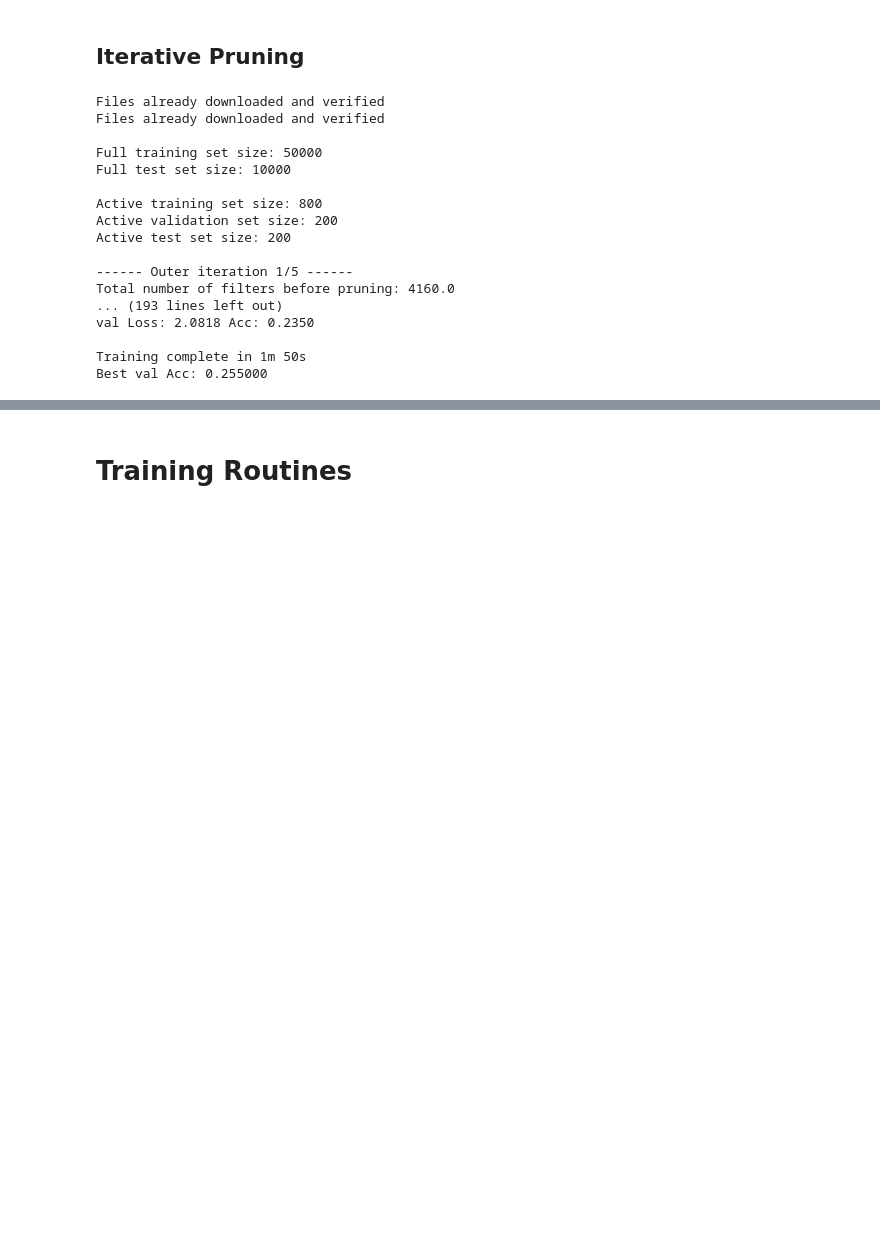
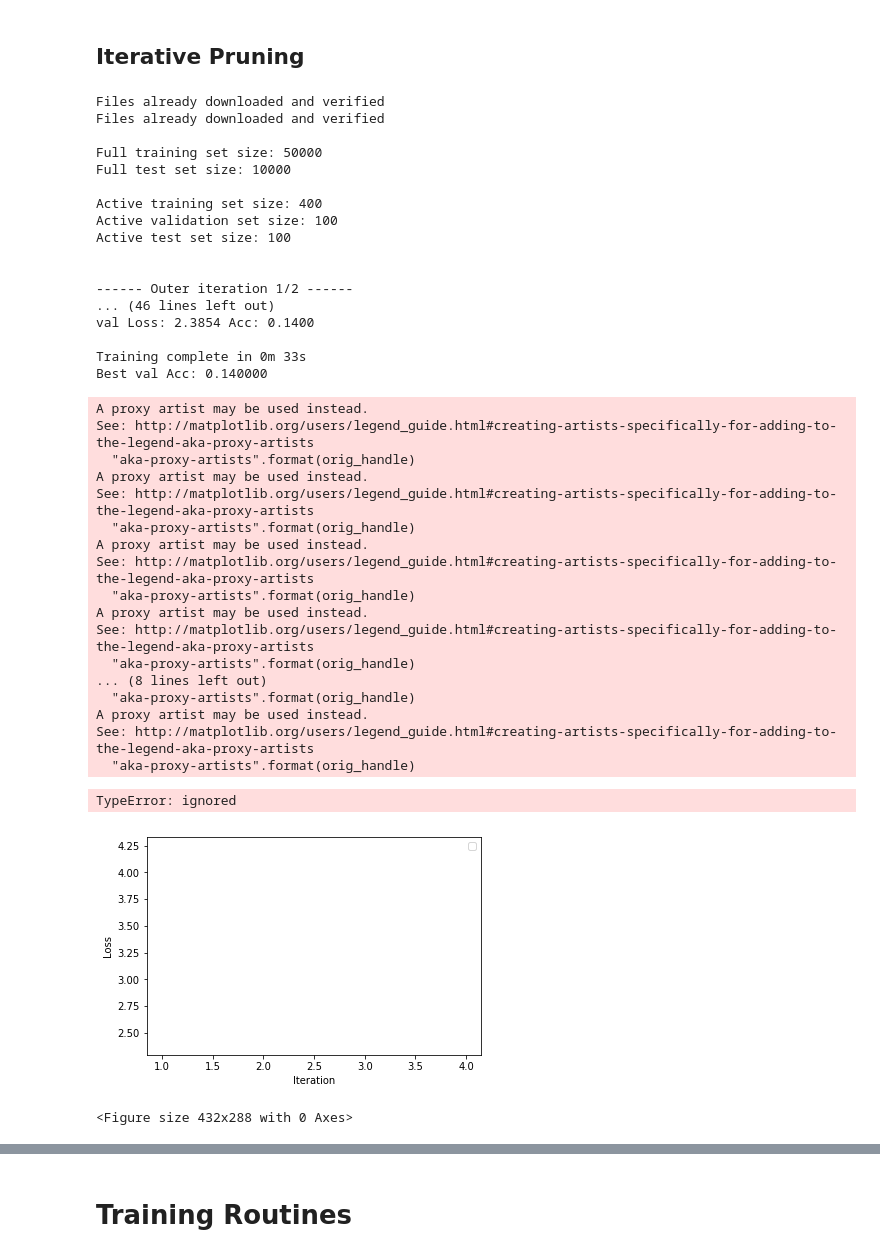
Before and after one commit to asalcedo31/CSC2516_project, a Jupyter notebook: pruning_units.ipynb, the cells around one changed output, grey strips where cells are left out. Saved outputs shown, nothing was run; the diff lists cells and outputs as text; code cells hidden in the pictures; blank space fills up the shorter version.

```diff
--- a/pruning_units.ipynb
+++ b/pruning_units.ipynb
@@ -123,7 +125,7 @@ class DatasetManager:
 # %% [markdown]
 ## Training function
 # %%
-def train_model(model, dat, criterion, optimizer, scheduler, num_epochs=25):
+def train_model(model, dat, criterion, optimizer, scheduler, prune_settings=0, num_epochs=25):
 
     since = time.time()
 
@@ -159,6 +161,9 @@ def train_model(model, dat, criterion, optimizer, scheduler, num_epochs=25):
                 inputs = inputs.to(device)
                 labels = labels.to(device)
 
+                if prune_settings != 0:
+                    TrackConv2DNorms(model, prune_settings, inputs)
+
                 # zero the parameter gradients
                 optimizer.zero_grad()
 
@@ -184,6 +189,14 @@ def train_model(model, dat, criterion, optimizer, scheduler, num_epochs=25):
             print('{} Loss: {:.4f} Acc: {:.4f}'.format(
                 phase, epoch_loss, epoch_acc))
 
+            # Record losses for later use, plotting etc
+            if phase == 'train':
+                prune_settings.epoch_loss.append(epoch_loss)
+                prune_settings.epoch_acc.append(epoch_acc)
+            elif phase == 'val':
+                prune_settings.val_loss.append(epoch_loss)
+                prune_settings.val_acc.append(epoch_acc)
+
             # deep copy the model
             if phase == 'val' and epoch_acc > best_acc:
                 best_acc = epoch_acc
@@ -593,7 +687,7 @@ Pruning took 5.252957582473755 s
 # %%
 # ====== Dataset setup ======
 
-percent_data = 2.0
+percent_data = 1.0
 percent_val = 20.0
 batch_size = 5
 
@@ -608,19 +702,26 @@ model = model.to(device)
 
 # ====== Pruning setup ======
 
-N_prune = 4
+N_prune = 0
 P_prune = 5
 p = 2
-prune_settings = UnitPruningSettings(N_prune=N_prune, P_prune=P_prune, p=p)
+prune_settings = UnitPruningSettings(N_prune=N_prune,
+                                     P_prune=P_prune,
+                                     p=p,
+                                     pruning_metric=ACT_NORM)
+prune_settings.Setup(model)
 
 
 # ====== Begin training ======
 
-N_iter_outer = 5
-N_iter_inner = 5
+N_iter_outer = 2
+N_iter_inner = 2
 
 # Import data
-dat = DatasetManager(dataset='cifar10', percent_data=percent_data, percent_val=percent_val)
+dat = DatasetManager(dataset='cifar10',
+                     percent_data=percent_data,
+                     percent_val=percent_val)
+
 dat.ImportDataset(batch_size=batch_size)
 
 for ii in range(0, N_iter_outer):
@@ -633,40 +734,61 @@ for ii in range(0, N_iter_outer):
     model = PruneAllConv2DLayers(model, prune_settings)
     new_model = copy.deepcopy(model)
     model = new_model
     prune_settings.PrintPruningStatistics(1)
+    prune_settings.ResetNormContainers()
 
     # ------ Train current model ------
 
     # Import data
     dat = DatasetManager(dataset='cifar10', percent_data=percent_data, percent_val=percent_val)
     dat.ImportDataset(batch_size=batch_size)
 
     # Update optimizer
     optimizer = optim.SGD(model.parameters(), lr=0.001, momentum=0.9)
 
     # Decay LR by a factor of 0.1 every 7 epochs
     exp_lr_scheduler = lr_scheduler.StepLR(optimizer, step_size=7, gamma=0.1)
 
     criterion = nn.CrossEntropyLoss()
 
-    model = train_model(model, dat, criterion, optimizer, exp_lr_scheduler, num_epochs=N_iter_inner)
+    model = train_model(model, dat, criterion, optimizer, exp_lr_scheduler, prune_settings, num_epochs=N_iter_inner)
 
 #     print ("Pruning took {} s".format(time.time() - t0))
 # %% [output]
 Files already downloaded and verified
 Files already downloaded and verified
 
 Full training set size: 50000
 Full test set size: 10000
 
-Active training set size: 800
-Active validation set size: 200
-Active test set size: 200
+Active training set size: 400
+Active validation set size: 100
+Active test set size: 100
 
------- Outer iteration 1/5 ------
-Total number of filters before pruning: 4160.0
-... (193 lines left out)
-val Loss: 2.0818 Acc: 0.2350
 
-Training complete in 1m 50s
-Best val Acc: 0.255000
+------ Outer iteration 1/2 ------
+... (46 lines left out)
+val Loss: 2.3854 Acc: 0.1400
+
+Training complete in 0m 33s
+Best val Acc: 0.140000
+A proxy artist may be used instead.
+See: http://matplotlib.org/users/legend_guide.html#creating-artists-specifically-for-adding-to-the-legend-aka-proxy-artists
+  "aka-proxy-artists".format(orig_handle)
+A proxy artist may be used instead.
+See: http://matplotlib.org/users/legend_guide.html#creating-artists-specifically-for-adding-to-the-legend-aka-proxy-artists
+  "aka-proxy-artists".format(orig_handle)
+A proxy artist may be used instead.
+See: http://matplotlib.org/users/legend_guide.html#creating-artists-specifically-for-adding-to-the-legend-aka-proxy-artists
+  "aka-proxy-artists".format(orig_handle)
+A proxy artist may be used instead.
+See: http://matplotlib.org/users/legend_guide.html#creating-artists-specifically-for-adding-to-the-legend-aka-proxy-artists
+  "aka-proxy-artists".format(orig_handle)
+... (8 lines left out)
+  "aka-proxy-artists".format(orig_handle)
+A proxy artist may be used instead.
+See: http://matplotlib.org/users/legend_guide.html#creating-artists-specifically-for-adding-to-the-legend-aka-proxy-artists
+  "aka-proxy-artists".format(orig_handle)
+TypeError: ignored
+[figure, added]
+<Figure size 432x288 with 0 Axes>
```
Also changed, not shown: parts of 13 cells of this notebook.
